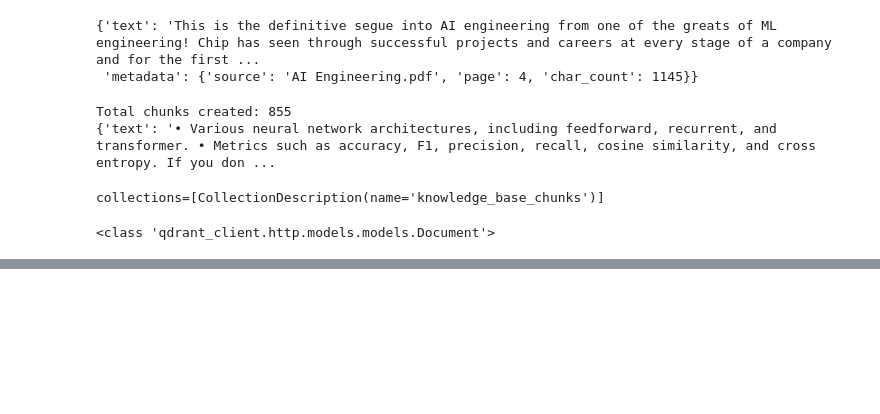
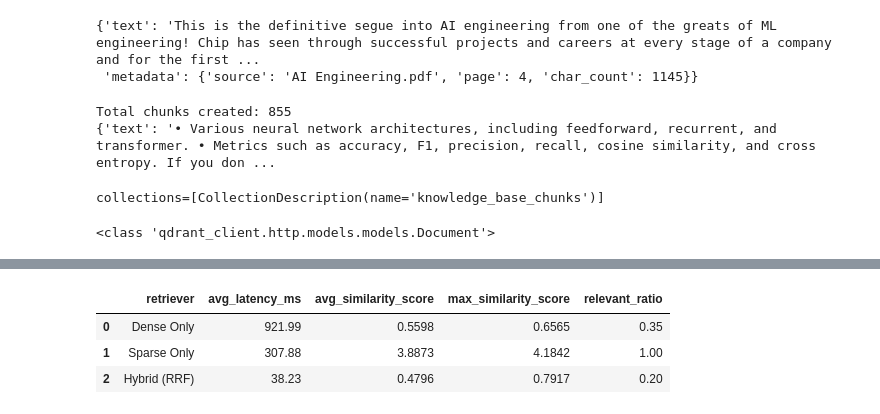
Before and after one commit to anjaliikakde/hybrid-search-rag, a Jupyter notebook: Proof_of_concepts/solution.ipynb, the cells around one changed output, grey strips where cells are left out. Saved outputs shown, nothing was run; the diff lists cells and outputs as text; code cells hidden in the pictures; blank space fills up the shorter version.

```diff
--- a/Proof_of_concepts/solution.ipynb
+++ b/Proof_of_concepts/solution.ipynb
@@ -893,0 +943,39 @@ Prompt engineering refers to the process of crafting an instruction that gets a
+# %%
+def evaluate(name, retriever_fn):
+    latencies = []
+    avg_scores = []
+    max_scores = []
+    relevant_ratios = []
+
+    for q in queries:
+        start = time.perf_counter()
+        results = retriever_fn(q)
+        latency = (time.perf_counter() - start) * 1000
+        latencies.append(latency)
+
+        scores = [p.score for p in results if p.score is not None]
+
+        if scores:
+            avg_scores.append(mean(scores))
+            max_scores.append(max(scores))
+            relevant_ratios.append(
+                sum(s >= RELEVANCE_THRESHOLD for s in scores) / len(scores)
+            )
+        else:
+            avg_scores.append(0)
+            max_scores.append(0)
+            relevant_ratios.append(0)
+
+    return {
+        "retriever": name,
+        "avg_latency_ms": round(mean(latencies), 2),
+        "avg_similarity_score": round(mean(avg_scores), 4),
+        "max_similarity_score": round(mean(max_scores), 4),
+        "relevant_ratio": round(mean(relevant_ratios), 2),
+    }
+# %%
+results = []
+
+results.append(evaluate("Dense Only", dense_only))
+results.append(evaluate("Sparse Only", sparse_only))
+results.append(evaluate("Hybrid (RRF)", hybrid))
@@ -893,0 +992,8 @@ Prompt engineering refers to the process of crafting an instruction that gets a
+# %%
+df = pd.DataFrame(results)
+df
+# %% [output]
+|  | retriever | avg_latency_ms | avg_similarity_score | max_similarity_score | relevant_ratio |
+| 0 | Dense Only | 921.99 | 0.5598 | 0.6565 | 0.35 |
+| 1 | Sparse Only | 307.88 | 3.8873 | 4.1842 | 1.00 |
+| 2 | Hybrid (RRF) | 38.23 | 0.4796 | 0.7917 | 0.20 |
```
Also changed, not shown: parts of 15 cells of this notebook, 56 other files.
